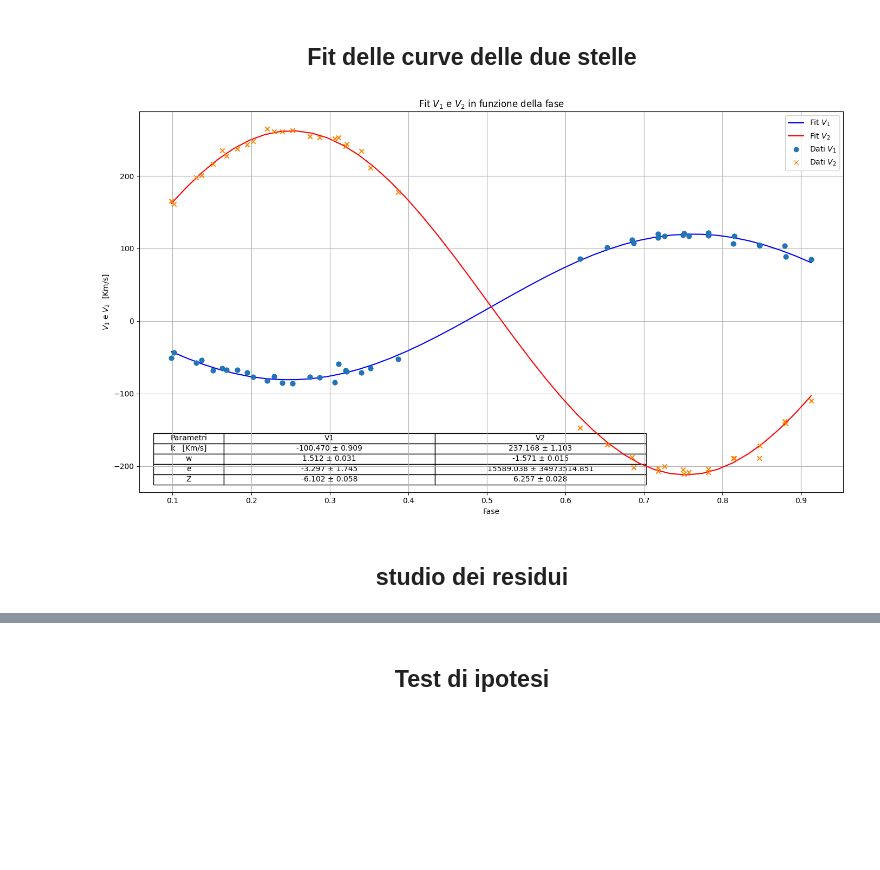
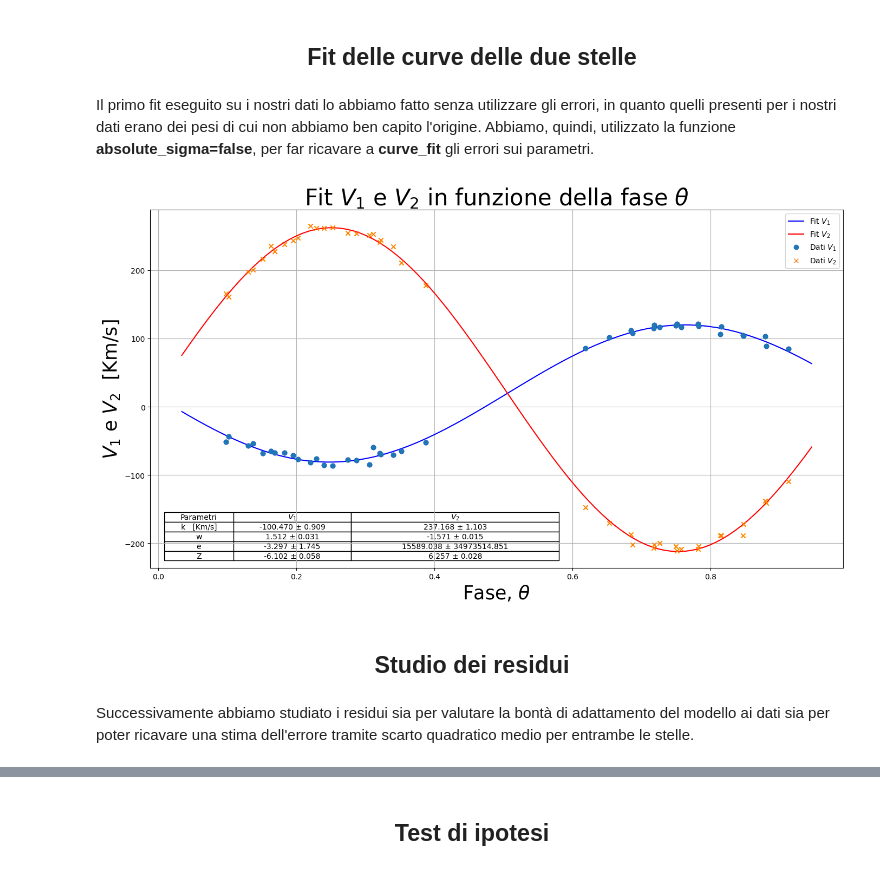
Before and after one commit to Sebyiossa/Progetto-Analisi-dati-2024, a Jupyter notebook: Progetti analisi statistica dei dati -Stelle Binarie.ipynb, the cells around one changed output, grey strips where cells are left out. Drawn from its saved outputs; the diff is of its cells as text; code cells hidden in the pictures; blank space fills up the shorter version.

```diff
--- a/Progetti analisi statistica dei dati -Stelle Binarie.ipynb
+++ b/Progetti analisi statistica dei dati -Stelle Binarie.ipynb
@@ -152,6 +156,8 @@ plt.show()
 [figure]
 # %% [markdown]
 ## <center> Fit delle curve delle due stelle
+# %% [markdown]
+Il primo fit eseguito su i nostri dati lo abbiamo fatto senza utilizzare gli errori, in quanto quelli presenti per i nostri dati erano dei pesi di cui non abbiamo ben capito l'origine. Abbiamo, quindi, utilizzato la funzione **absolute_sigma=false**, per far ricavare a **curve_fit** gli errori sui parametri.
 # %%
 import numpy as np
 import pandas as pd
@@ -182,41 +188,43 @@ perr_V2 = np.sqrt(np.diag(pcov_V2))
 # Fit V1
 V1_fit = model(Fase_fit, *popt_V1)
 plt.plot(Fase_fit, V1_fit, color='blue', label='Fit $V_1$')
 plt.scatter(Fase, V1, color='blue')
 plt.errorbar(Fase, V1, fmt='o', label='Dati $V_1$', capsize=5, ecolor='b')
 
 # Fit V2
 V2_fit = model(Fase_fit, *popt_V2)
 plt.plot(Fase_fit, V2_fit, color='red', label='Fit $V_2$')
 plt.scatter(Fase, V2, marker='x', color='orange')
 plt.errorbar(Fase, V2, fmt='x', label='Dati $V_2$', capsize=5, ecolor='orange')
 
 # Assi
-plt.xlabel('Fase')
-plt.ylabel('$V_1$ e $V_2$  [Km/s]')
+plt.xlabel('Fase, $\\theta$', fontsize=25)
+plt.ylabel('$V_1$ e $V_2$  [Km/s]', fontsize=25)
 plt.legend()
 plt.grid(True)
-plt.title('Fit $V_1$ e $V_2$ in funzione della fase')
+plt.title('Fit $V_1$ e $V_2$ in funzione della fase $\\theta$', fontsize=30)
 
 # Tabella con i dati ottenuti dal fit
 table_data = [
-    ["Parametri", "V1", "V2"],
+    ["Parametri", "$V_1$", "$V_2$"],
     [f"k   [Km/s]", f"{k_opt_V1:.3f} ± {perr_V1[0]:.3f}", f"{k_opt_V2:.3f} ± {perr_V2[0]:.3f}"],
     [f"w", f"{w_opt_V1:.3f} ± {perr_V1[1]:.3f}", f"{w_opt_V2:.3f} ± {perr_V2[1]:.3f}"],
     [f"e", f"{e_opt_V1:.3f} ± {perr_V1[2]:.3f}", f"{e_opt_V2:.3f} ± {perr_V2[2]:.3f}"],
     [f"Z", f"{Z_opt_V1:.3f} ± {perr_V1[3]:.3f}", f"{Z_opt_V2:.3f} ± {perr_V2[3]:.3f}"],
 ]
 
 # Tabella dati
-plt.table(cellText=table_data, colWidths=[0.1, 0.3, 0.3], loc='lower left', cellLoc='center')
+plt.table(cellText=table_data, colWidths=[0.1, 0.17, 0.3], loc='lower left', cellLoc='center')
 
 # Mostra grafico
 plt.tight_layout()
 plt.show()
 # %% [output]
-[figure, old version]
+[figure, new version]
 # %% [markdown]
-## <center> studio dei residui
+## <center> Studio dei residui
+# %% [markdown]
+Successivamente abbiamo studiato i residui sia per valutare la bontà di adattamento del modello ai dati sia per poter ricavare una stima dell'errore tramite scarto quadratico medio per entrambe le stelle.
 # %%
 import numpy as np
 import pandas as pd
```
Also changed, not shown: parts of 32 cells of this notebook.
